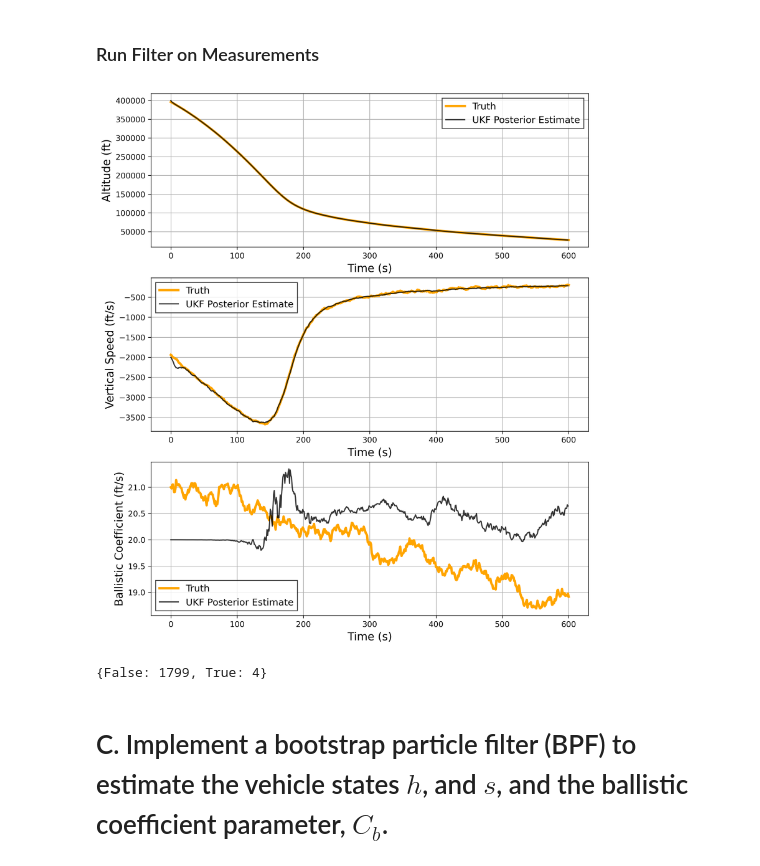
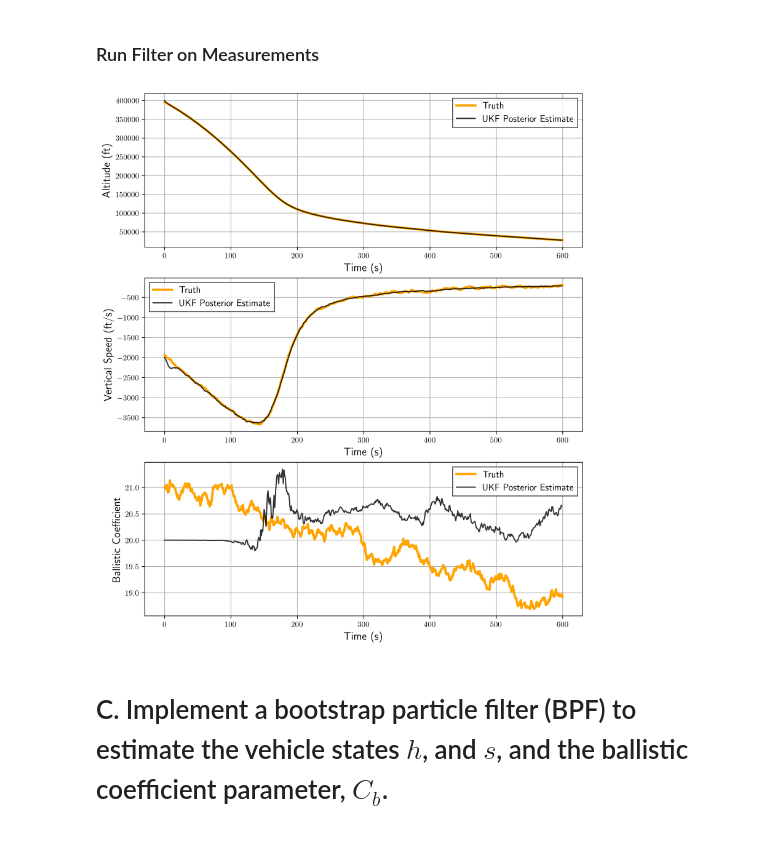
Before and after one commit to benlucke1/aem566, a Jupyter notebook: project5/aem566_project5_main.ipynb, the cells around one changed output. Cells and saved outputs as stored; diff of their text form; code cells hidden in the pictures.

```diff
--- a/project5/aem566_project5_main.ipynb
+++ b/project5/aem566_project5_main.ipynb
@@ -8,12 +8,12 @@ import matplotlib.pyplot as plt
 import numpy as np
 import pandas as pd
 import sympy as sp
-from scipy.stats import norm
+import scipy as scip
 from scipy.integrate import odeint
 from scipy.linalg import cholesky
 import os
 
-plt.rcParams["text.usetex"] = False
+plt.rcParams["text.usetex"] = True
 
 plt.rcParams["legend.edgecolor"] = "black"
 # %%
@@ -277,36 +277,30 @@ for k in range(n):
 # %%
 fig, (ax1, ax2, ax3) = plt.subplots(
     dpi=300, figsize=(10, 12), nrows=3, ncols=1, sharex=False
 )
 ax1.plot(df["hk"], c="orange", linestyle="-", lw=3, label="Truth")
 ax1.plot(ukf_res[:, 0], c="black", linestyle="-", alpha=0.8, label="UKF Posterior Estimate")
 ax1.grid()
 leg = ax1.legend(fancybox=False, fontsize=12)
 ax1.set_xlabel("Time (s)", fontsize=14)
 ax1.set_ylabel("Altitude (ft)", fontsize=14)
 
 ax2.plot(df["sk"], c="orange", linestyle="-", lw=3, label="Truth")
 ax2.plot(ukf_res[:, 1], c="black", linestyle="-", alpha=0.8, label="UKF Posterior Estimate")
 ax2.grid()
 leg = ax2.legend(fancybox=False, fontsize=12)
 ax2.set_xlabel("Time (s)", fontsize=14)
 ax2.set_ylabel("Vertical Speed (ft/s)", fontsize=14)
 
 ax3.plot(df["cbk"], c="orange", linestyle="-", lw=3, label="Truth")
 ax3.plot(ukf_res[:, 2], c="black", linestyle="-", alpha=0.8, label="UKF Posterior Estimate")
 ax3.grid()
 leg = ax3.legend(fancybox=False, fontsize=12)
 ax3.set_xlabel("Time (s)", fontsize=14)
-ax3.set_ylabel("Ballistic Coefficient (ft/s)", fontsize=14)
+ax3.set_ylabel("Ballistic Coefficient", fontsize=14)
 plt.show()
 # %% [output]
-[figure, old version]
+[figure, new version]
-# %%
-# These results looked similar to the EKF results, so wanted to make sure they were in fact different
-unique, counts = np.unique(ukf_res == res, return_counts=True)
-print(dict(zip(unique, counts)))
-# %% [output]
-{False: 1799, True: 4}
 # %% [markdown]
 # C. Implement a bootstrap particle filter (BPF) to estimate the vehicle states $h$, and $s$, and the ballistic coefficient parameter, $C_b$.
 # %%
```
Also changed, not shown: parts of 4 cells of this notebook.
